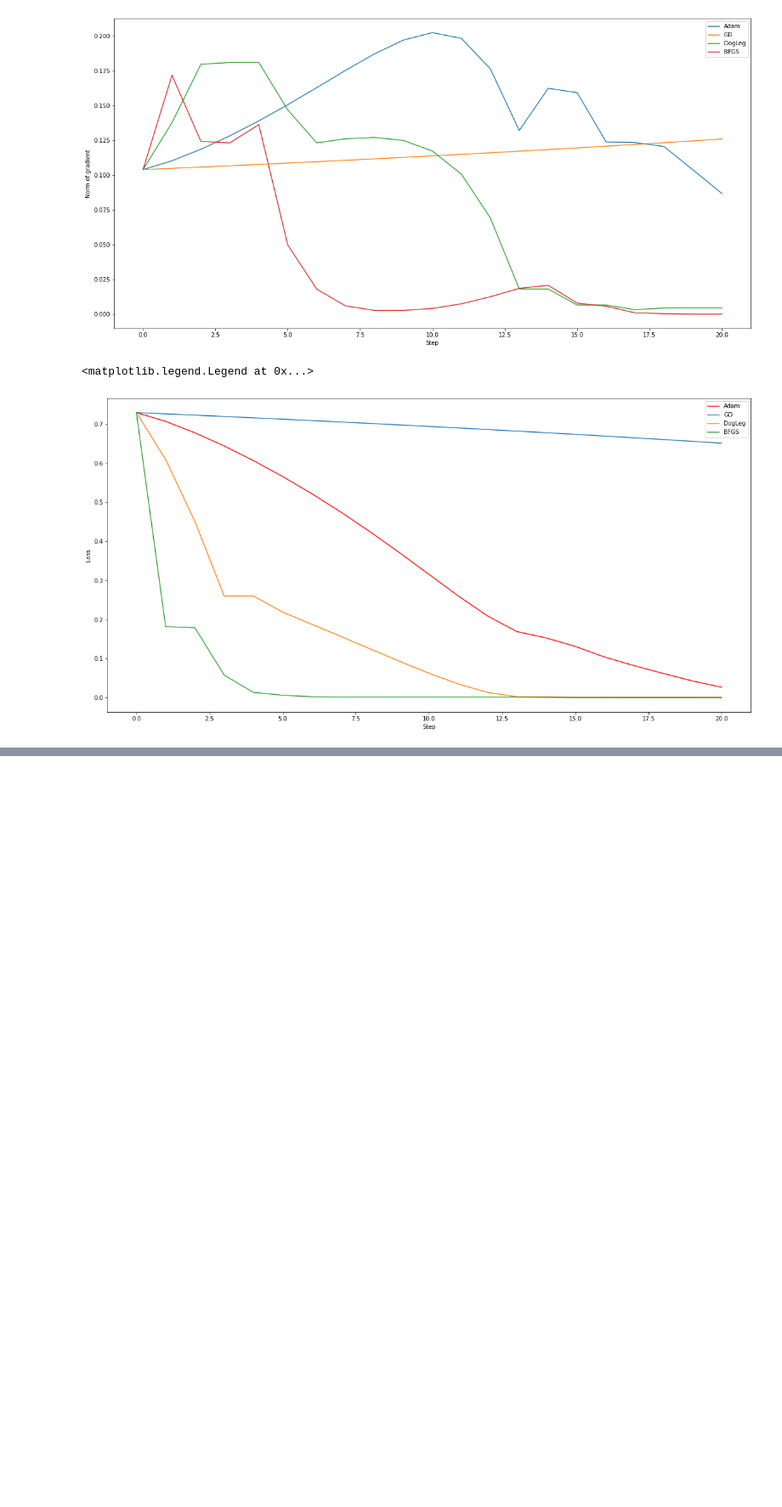
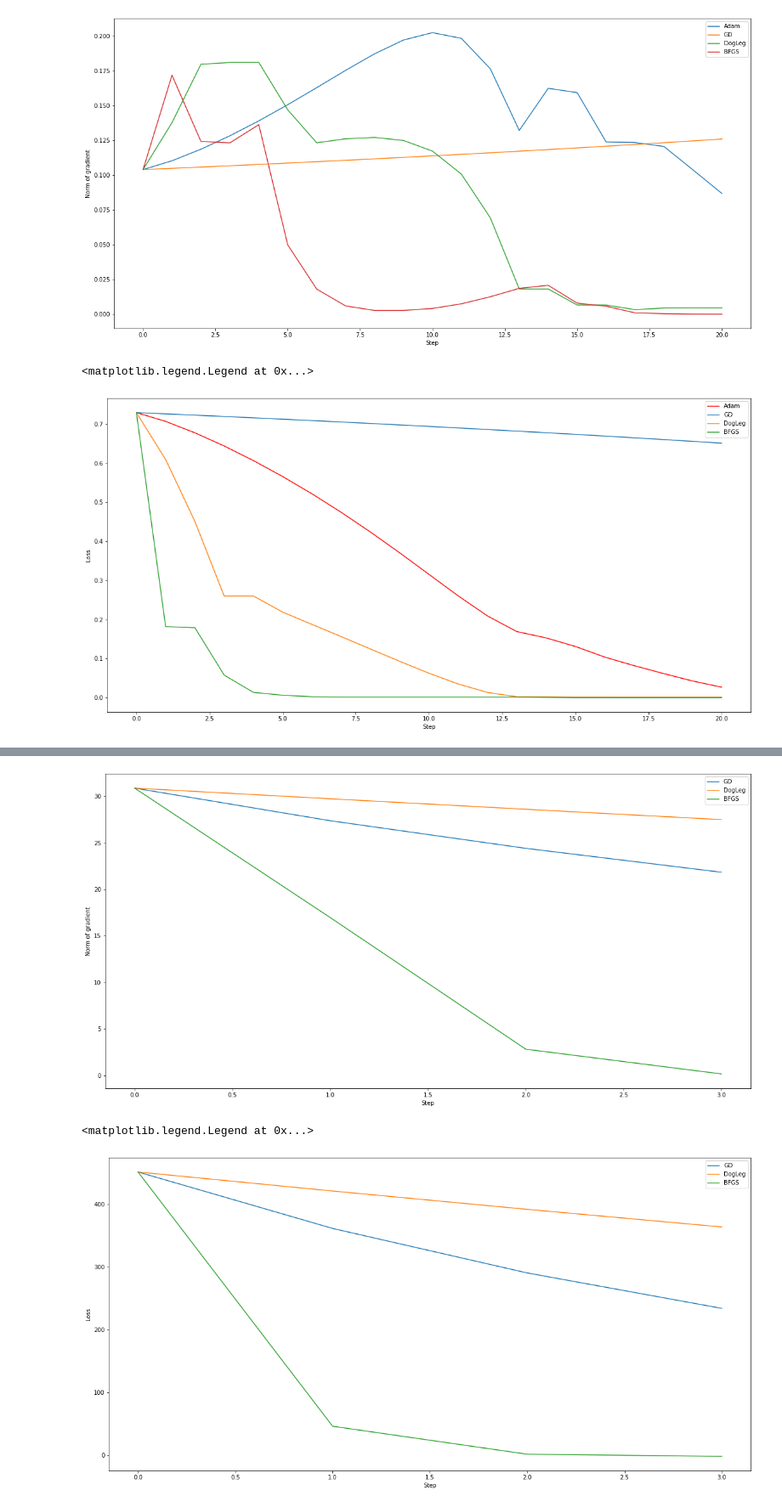
Before and after one commit to dzahbarov/opt-methods, a Jupyter notebook: lab3/lab3.ipynb, the cells around one changed output, grey strips where cells are left out. Shown at 85% size. Drawn from its saved outputs; the diff is of its cells as text; code cells hidden in the pictures; blank space fills up the shorter version.

```diff
--- a/lab3/lab3.ipynb
+++ b/lab3/lab3.ipynb
@@ -446,0 +510,47 @@ pd.DataFrame(data=d)
+# %%
+def func2(x):
+    return x[0] ** 2 - x[0] * x[1] + x[1] ** 2 + 7 * x[0] - 5 * x[1] + 11
+
+
+def gradient_func2(x):
+    return np.array([2 * x[0] - x[1] + 7, -x[0] + 2 * x[1] - 5])
+
+
+def hessian_func2(x):
+    return np.array(([2, -1], [-1, 2]))
+# %%
+start_point = [20, 20]
+
+gd_points, gd_grads, gd_loss = gd(func2, 0.1, [20, 20], const_lr, 1000)
+bfgs_points, bfgs_grads, bfgs_loss = bfgs(func2, gradient_func2, start=[20, 20], epoch=1000)
+dogleg_points, dogleg_grads, dogleg_loss = dogleg(func2, [20, 20], hessian_func2, delta=1, epoch=1000)
+
+size = min(len(gd_points), len(adam_points), len(dogleg_points), len(bfgs_points)) - 1
+ss = range(0, size)
+
+plt.plot(ss, gd_grads[:size], label='GD')
+plt.plot(ss, dogleg_grads[:size], label='DogLeg')
+plt.plot(ss, bfgs_grads[:size], label='BFGS')
+
+plt.xlabel("Step")
+plt.ylabel("Norm of gradient")
+
+plt.legend()
+
+plt.show()
+
+size = min(len(gd_points), len(dogleg_points), len(bfgs_points)) - 1
+ss = range(0, size)
+
+plt.plot(ss, gd_loss[:size], label='GD')
+plt.plot(ss, dogleg_loss[:size], label='DogLeg')
+plt.plot(ss, bfgs_loss[:size], label='BFGS')
+
+plt.xlabel("Step")
+plt.ylabel("Loss")
+
+plt.legend()
+# %% [output]
+[figure, added]
+<matplotlib.legend.Legend at 0x...>
+[figure, added]
```
Also changed, not shown: parts of 19 cells of this notebook.
